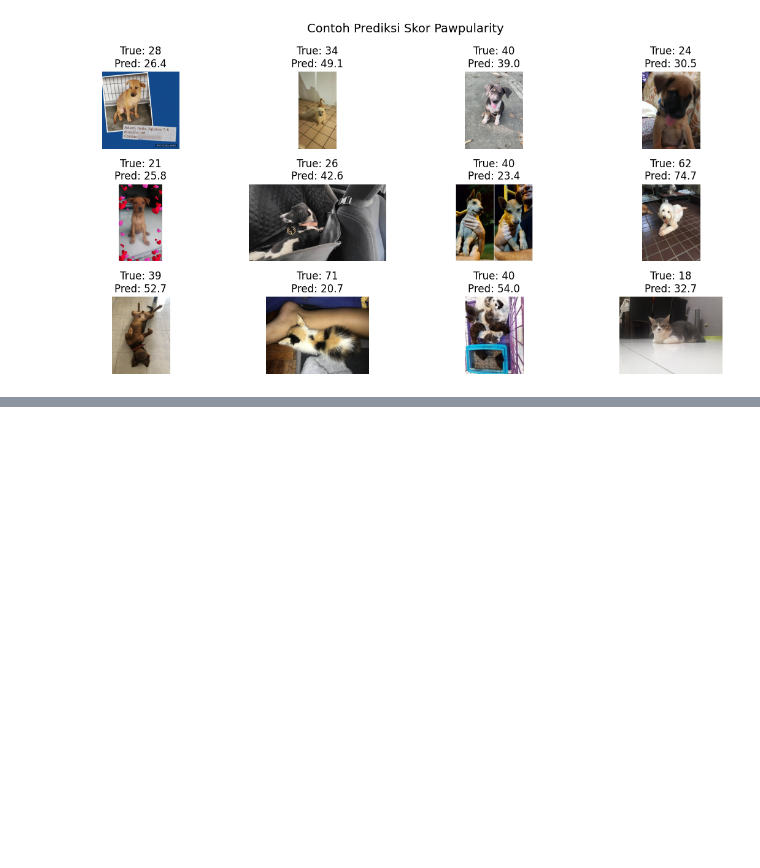
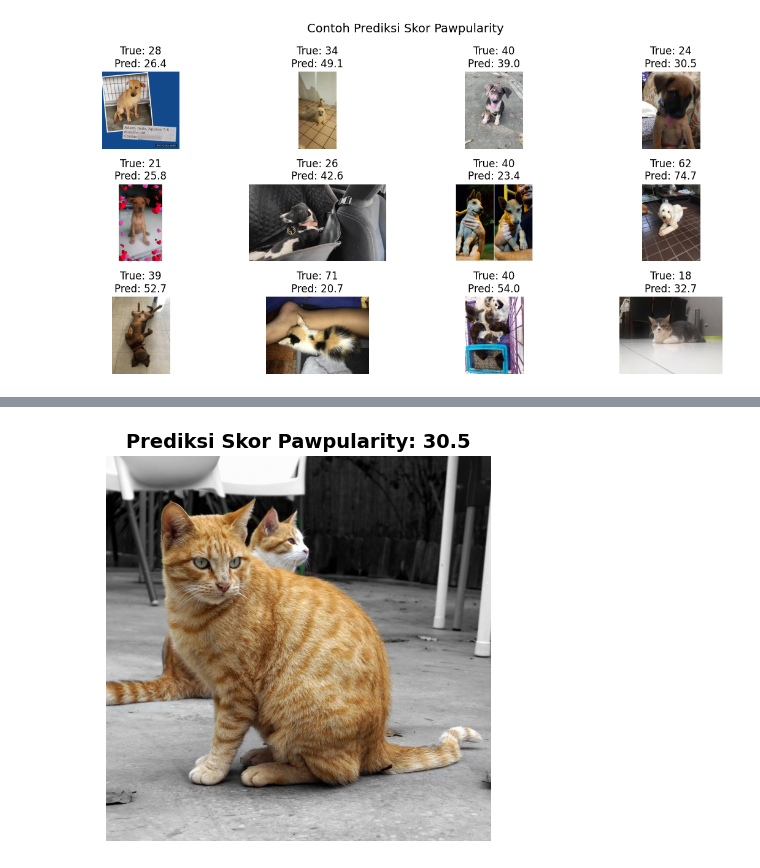
Before and after one commit to narumirr/Visi-Komputer, a Jupyter notebook: Jobsheet_03_Teknik_Regresi_Gambar.ipynb, the cells around one changed output, grey strips where cells are left out. Cells and saved outputs as stored; diff of their text form; code cells hidden in the pictures; blank space fills up the shorter version.

```diff
--- a/Jobsheet_03_Teknik_Regresi_Gambar.ipynb
+++ b/Jobsheet_03_Teknik_Regresi_Gambar.ipynb
@@ -760,0 +795,32 @@ plt.show()
+# %%
+# 1. Masukkan nama file foto hewan/pribadi
+path_foto_paw = "kucing.jpg"  # sesuaikan dengan nama file yang diunggah
+
+# 2. Preprocess foto (sesuaikan ukuran target sesuai D3, misal 128x128 atau 224x224)
+
+img_paw = tf.keras.utils.load_img(path_foto_paw, target_size=(128, 128))
+
+# 1. Ubah gambar ke array dulu
+img_paw_array = tf.keras.utils.img_to_array(img_paw)
+
+# 2. Bagi 255.0 (tanpa memanggil preprocess_input lagi)
+img_paw_array = img_paw_array / 255.0
+
+# 3. Tambah dimensi batch
+img_paw_array = tf.expand_dims(img_paw_array, axis=0)
+
+# 3. Prediksi skor Pawpularity
+predik_paw = model.predict(img_paw_array, verbose=0)[0][0]
+
+# 4. Tampilkan foto dan hasil prediksi
+plt.figure(figsize=(5, 5))
+plt.imshow(tf.keras.utils.load_img(path_foto_paw))
+plt.title(
+    f"Prediksi Skor Pawpularity: {predik_paw:.1f}",
+    fontsize=14,
+    fontweight="bold",
+)
+plt.axis("off")
+plt.show()
+# %% [output]
+[figure, added]
```
Also changed, not shown: parts of 4 cells of this notebook.
